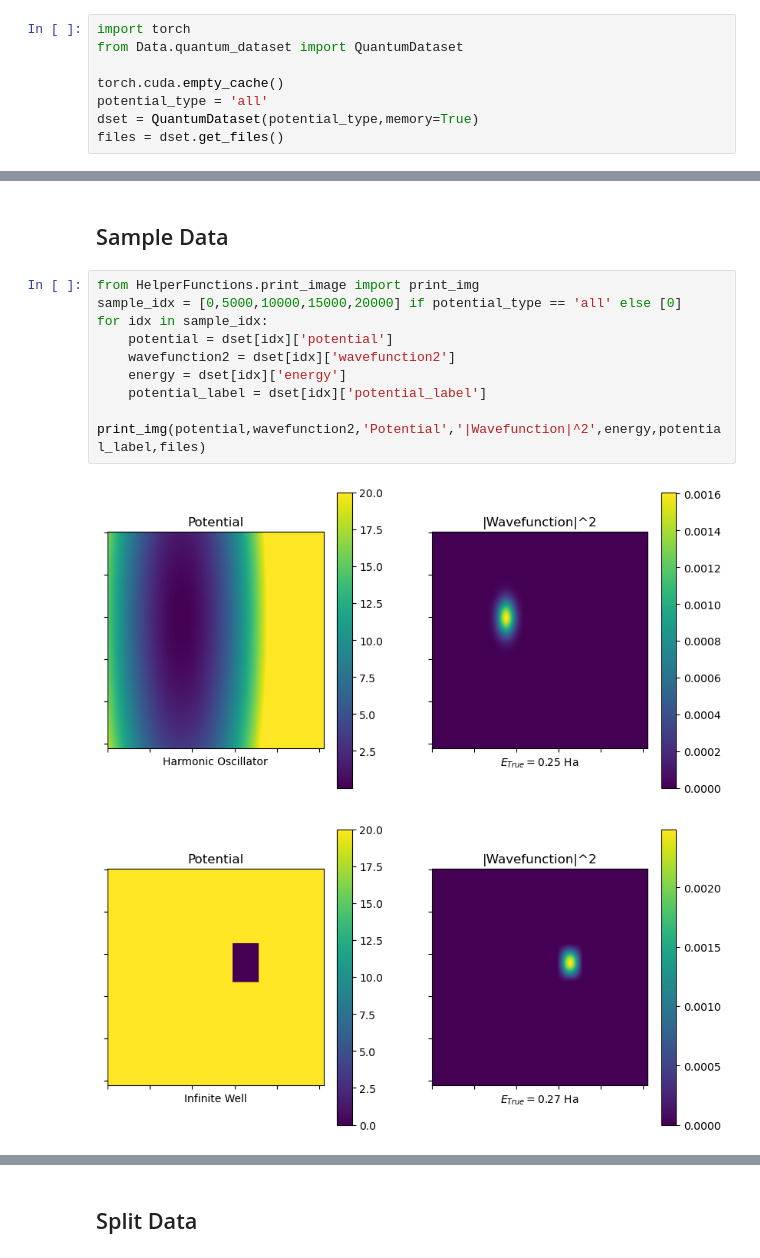
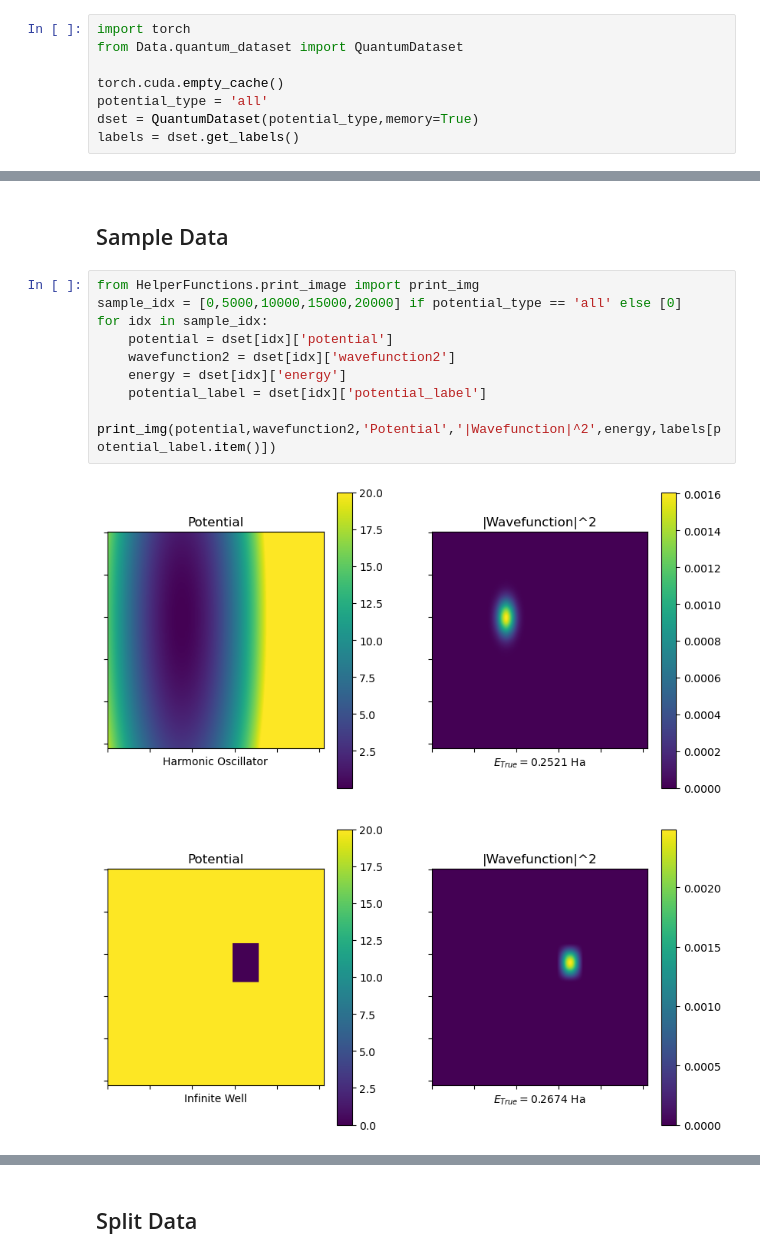
Before and after one commit to jonahmougoue/Quantum-ML-Models, a Jupyter notebook: Part1/predict_energy.ipynb, the cells around one changed output, grey strips where cells are left out. Saved outputs shown, nothing was run; the diff lists cells and outputs as text.

Commit message:
Change quantum_dataset.py to return labels instead of file names

```diff
--- a/Part1/predict_energy.ipynb
+++ b/Part1/predict_energy.ipynb
@@ -7,7 +7,7 @@ from Data.quantum_dataset import QuantumDataset
 torch.cuda.empty_cache()
 potential_type = 'all'
 dset = QuantumDataset(potential_type,memory=True)
-files = dset.get_files()
+labels = dset.get_labels()
 # %% [output]
 HO_gen2_0010.h5
 calculated_energy: (5000, 1)
@@ -32,12 +32,12 @@ Loading data into memory
 # %%
 from HelperFunctions.print_image import print_img
 sample_idx = [0,5000,10000,15000,20000] if potential_type == 'all' else [0]
 for idx in sample_idx:
     potential = dset[idx]['potential']
     wavefunction2 = dset[idx]['wavefunction2']
     energy = dset[idx]['energy']
     potential_label = dset[idx]['potential_label']
-    print_img(potential,wavefunction2,'Potential','|Wavefunction|^2',energy,potential_label,files)
+    print_img(potential,wavefunction2,'Potential','|Wavefunction|^2',energy,labels[potential_label.item()])
 # %% [output]
-[figure, old version]
+[figure, new version]
-[figure, old version]
+[figure, new version]
```
Also changed, not shown: parts of 3 cells of this notebook, 3 other files.
